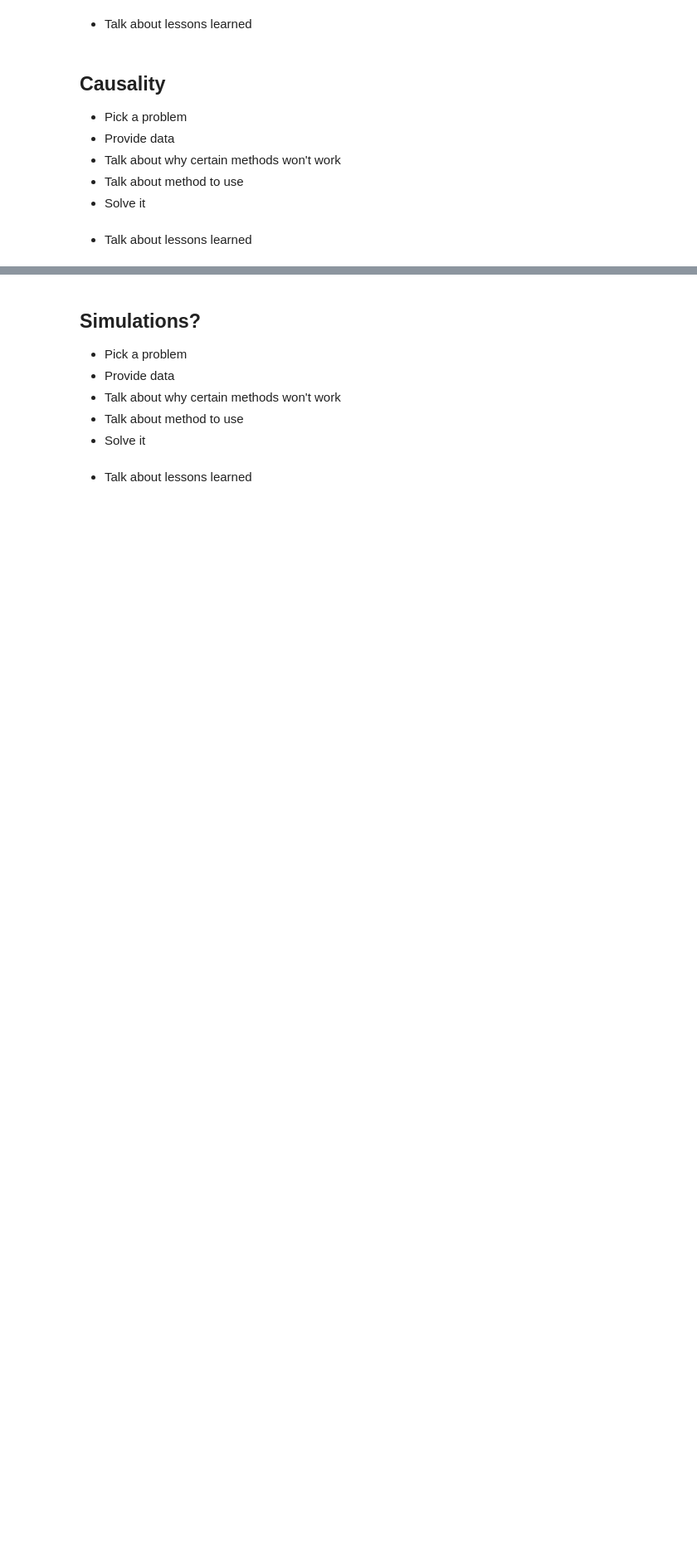
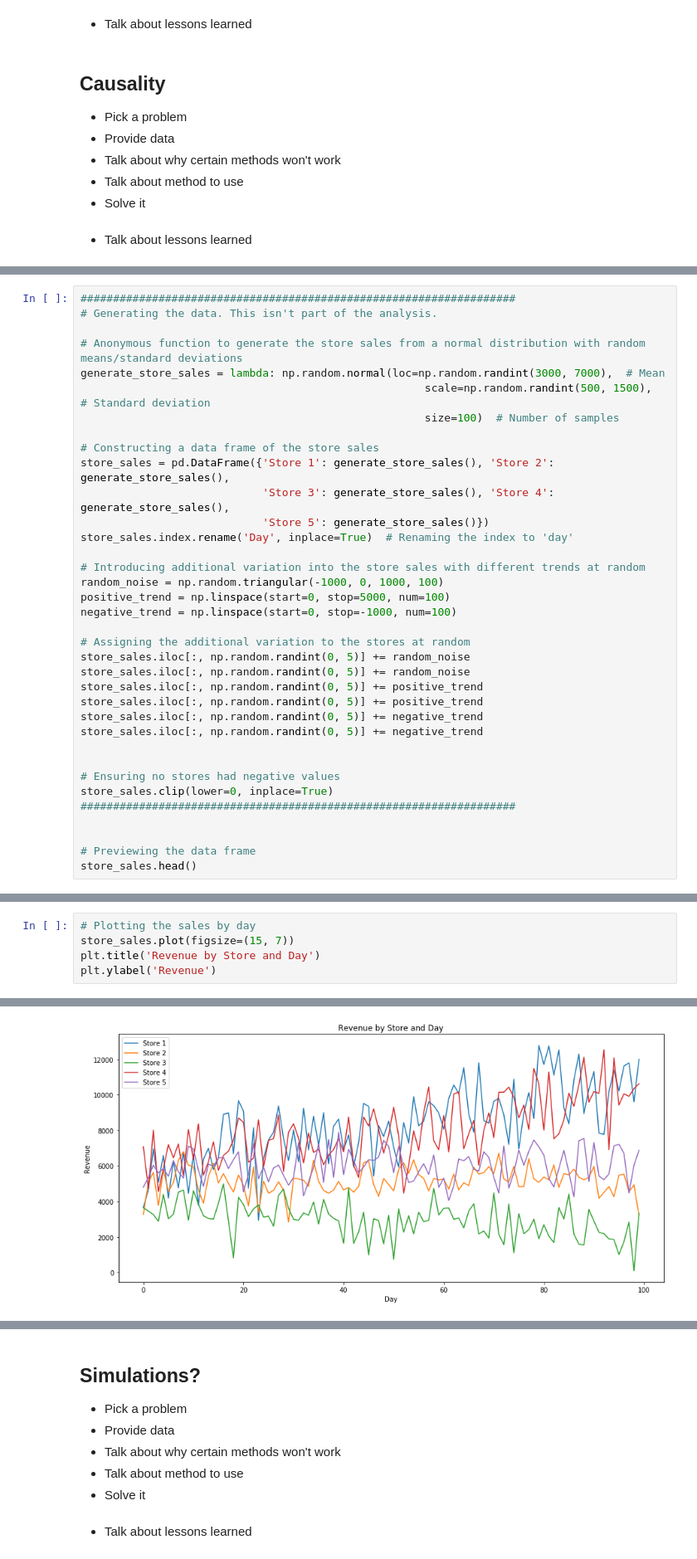
Before and after one commit to JeffMacaluso/Talks, a Jupyter notebook: WhenToUseWhat/WhenToUseWhat.ipynb, the cells around one changed output, grey strips where cells are left out. Shown at 83% size. Drawn from its saved outputs; the diff is of its cells as text; blank space fills up the shorter version.

Commit message:
Added exploratory data analysis

```diff
--- a/WhenToUseWhat/WhenToUseWhat.ipynb
+++ b/WhenToUseWhat/WhenToUseWhat.ipynb
@@ -390,0 +413,36 @@ Frustrated and embarrassed, you go back to the drawing board to start over.
+# %%
+###################################################################
+# Generating the data. This isn't part of the analysis.
+
+# Anonymous function to generate the store sales from a normal distribution with random means/standard deviations
+generate_store_sales = lambda: np.random.normal(loc=np.random.randint(3000, 7000),  # Mean
+                                                     scale=np.random.randint(500, 1500),  # Standard deviation
+                                                     size=100)  # Number of samples
+
+# Constructing a data frame of the store sales
+store_sales = pd.DataFrame({'Store 1': generate_store_sales(), 'Store 2': generate_store_sales(),
+                            'Store 3': generate_store_sales(), 'Store 4': generate_store_sales(),
+                            'Store 5': generate_store_sales()})
+store_sales.index.rename('Day', inplace=True)  # Renaming the index to 'day'
+
+# Introducing additional variation into the store sales with different trends at random
+random_noise = np.random.triangular(-1000, 0, 1000, 100)
+positive_trend = np.linspace(start=0, stop=5000, num=100)
+negative_trend = np.linspace(start=0, stop=-1000, num=100)
+
+# Assigning the additional variation to the stores at random
+store_sales.iloc[:, np.random.randint(0, 5)] += random_noise
+store_sales.iloc[:, np.random.randint(0, 5)] += random_noise
+store_sales.iloc[:, np.random.randint(0, 5)] += positive_trend
+store_sales.iloc[:, np.random.randint(0, 5)] += positive_trend
+store_sales.iloc[:, np.random.randint(0, 5)] += negative_trend
+store_sales.iloc[:, np.random.randint(0, 5)] += negative_trend
+
+
+# Ensuring no stores had negative values
+store_sales.clip(lower=0, inplace=True)
+###################################################################
+
+
+# Previewing the data frame
+store_sales.head()
@@ -390,0 +459,6 @@ Frustrated and embarrassed, you go back to the drawing board to start over.
+# %%
+# Plotting the sales by day
+store_sales.plot(figsize=(15, 7))
+plt.title('Revenue by Store and Day')
+plt.ylabel('Revenue')
+# %% [output]
@@ -390,0 +466 @@ Frustrated and embarrassed, you go back to the drawing board to start over.
+[figure, added]
```
Also changed, not shown: parts of 16 cells of this notebook.
